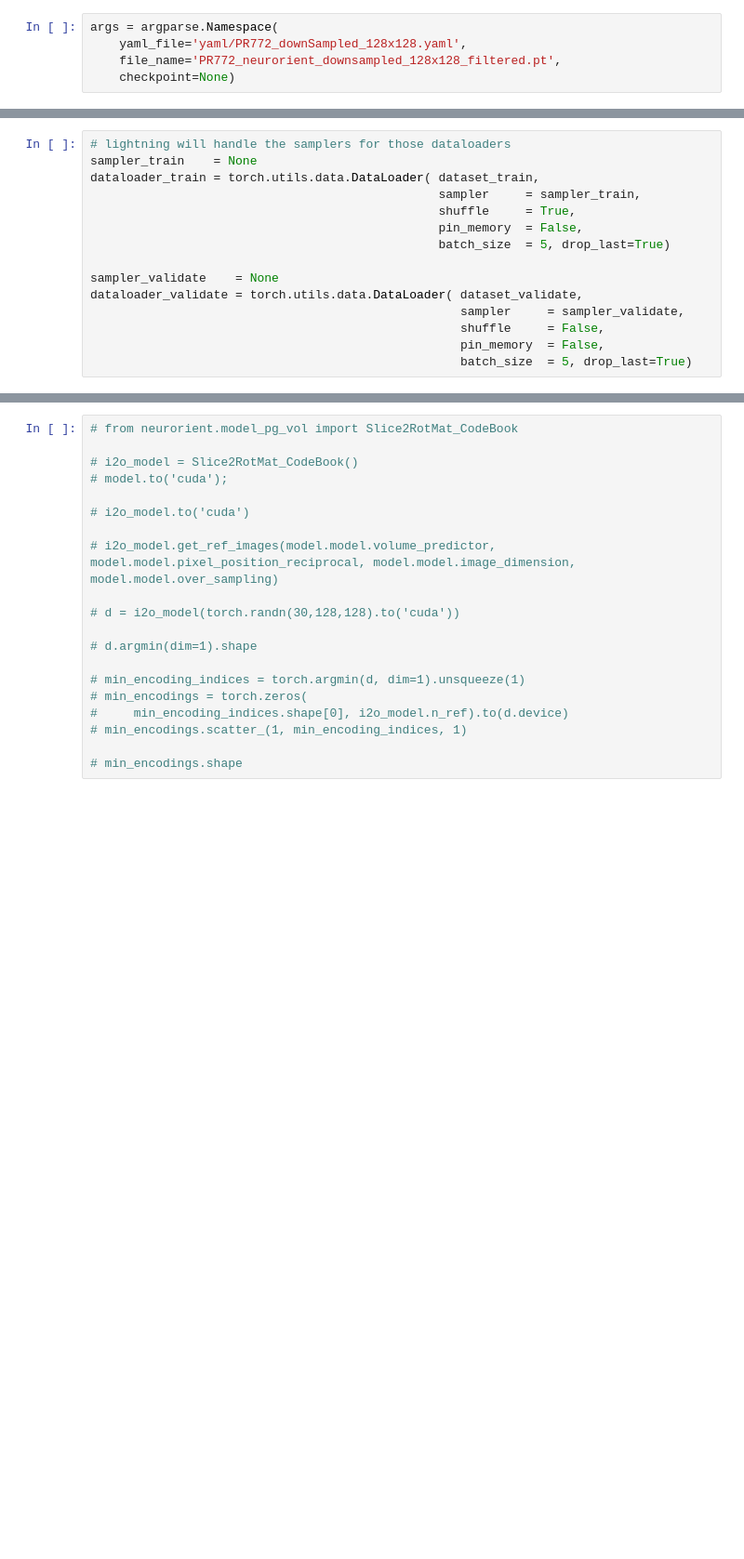
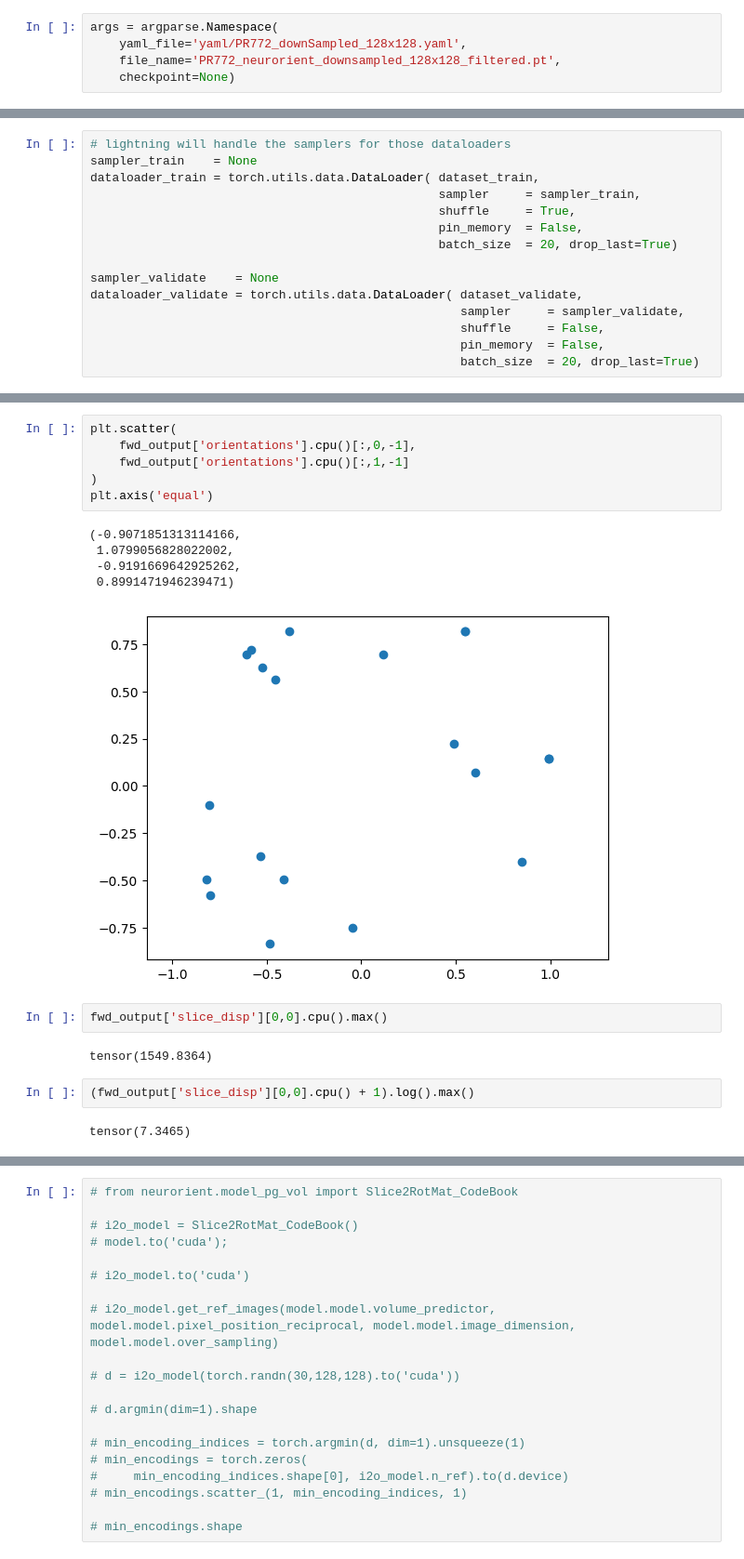
Before and after one commit to zhantaochen/neurorient, a Jupyter notebook: train_PR772.ipynb, the cells around one changed output, grey strips where cells are left out. Shown at 93% size. Saved outputs shown, nothing was run; the diff lists cells and outputs as text; blank space fills up the shorter version.

```diff
--- a/train_PR772.ipynb
+++ b/train_PR772.ipynb
@@ -226,14 +226,14 @@ dataloader_train = torch.utils.data.DataLoader( dataset_train,
                                                 sampler     = sampler_train,
                                                 shuffle     = True,
                                                 pin_memory  = False,
-                                                batch_size  = 5, drop_last=True)
+                                                batch_size  = 20, drop_last=True)
 
 sampler_validate    = None
 dataloader_validate = torch.utils.data.DataLoader( dataset_validate,
                                                    sampler     = sampler_validate,
                                                    shuffle     = False,
                                                    pin_memory  = False,
-                                                   batch_size  = 5, drop_last=True)
+                                                   batch_size  = 20, drop_last=True)
 # %%
 over_sampling = merged_config.MODEL.OVERSAMPLING
 photons_per_pulse = merged_config.DATASET.INCREASE_FACTOR * 1e12
@@ -317,0 +387,20 @@ Initialized with 46080 reference rotations and max_val: 100.0
+# %%
+plt.scatter(
+    fwd_output['orientations'].cpu()[:,0,-1],
+    fwd_output['orientations'].cpu()[:,1,-1]
+)
+plt.axis('equal')
+# %% [output]
+(-0.9071851313114166,
+ 1.0799056828022002,
+ -0.9191669642925262,
+ 0.8991471946239471)
+[figure, added]
+# %%
+fwd_output['slice_disp'][0,0].cpu().max()
+# %% [output]
+tensor(1549.8364)
+# %%
+(fwd_output['slice_disp'][0,0].cpu() + 1).log().max()
+# %% [output]
+tensor(7.3465)
```
Also changed, not shown: parts of 26 cells of this notebook, 17 other files.
